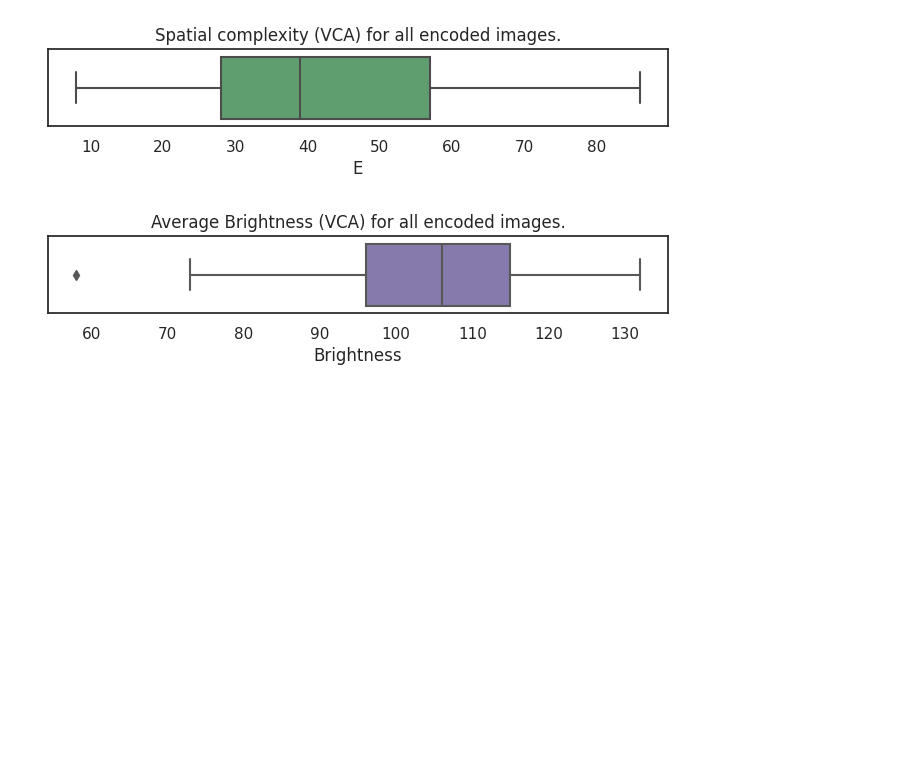
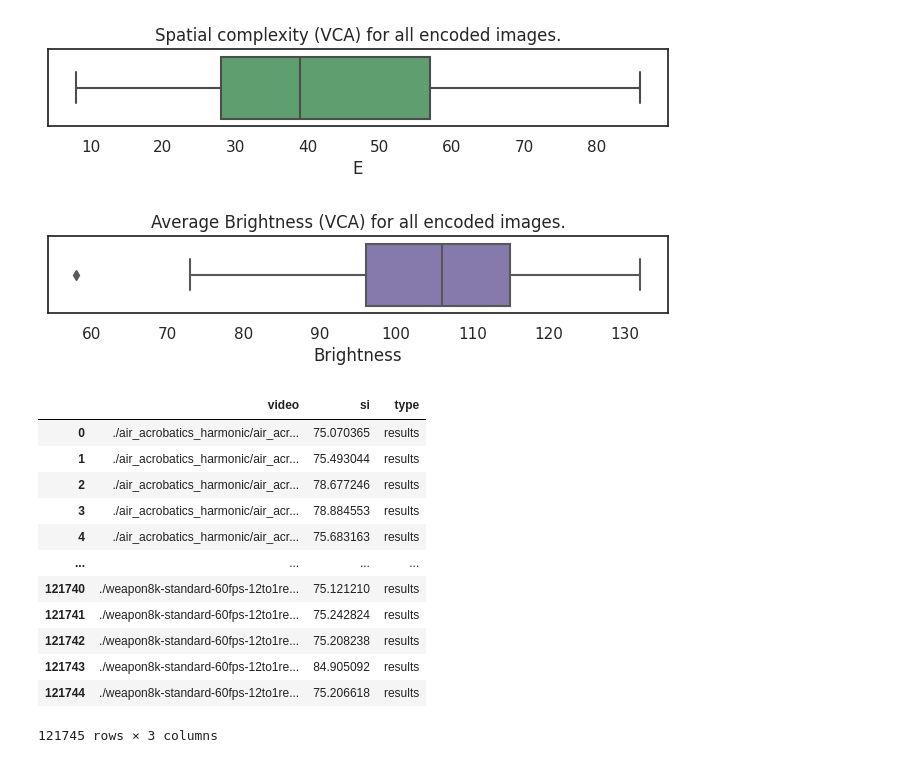
Before and after one commit to Telecommunication-Telemedia-Assessment/image_quality_test, a Jupyter notebook: images/vca_si_analysis.ipynb, the cells around one changed output. Saved outputs shown, nothing was run; the diff lists cells and outputs as text; code cells hidden in the pictures; blank space fills up the shorter version.

```diff
--- a/images/vca_si_analysis.ipynb
+++ b/images/vca_si_analysis.ipynb
@@ -55,3 +55,20 @@ ax.set_xlabel("Brightness")
 save_fig(ax, "Average Brightness (VCA) for all encoded images.", "bright_encoded.pdf")
 # %% [output]
 [figure]
+# %%
+ds = pd.read_json("si_encoded.json.gz")
+d(ds)
+# %% [output]
+|  | video | si | type |
+| 0 | ./air_acrobatics_harmonic/air_acr... | 75.070365 | results |
+| 1 | ./air_acrobatics_harmonic/air_acr... | 75.493044 | results |
+| 2 | ./air_acrobatics_harmonic/air_acr... | 78.677246 | results |
+| 3 | ./air_acrobatics_harmonic/air_acr... | 78.884553 | results |
+| 4 | ./air_acrobatics_harmonic/air_acr... | 75.683163 | results |
+| ... | ... | ... | ... |
+| 121740 | ./weapon8k-standard-60fps-12to1re... | 75.121210 | results |
+| 121741 | ./weapon8k-standard-60fps-12to1re... | 75.242824 | results |
+| 121742 | ./weapon8k-standard-60fps-12to1re... | 75.208238 | results |
+| 121743 | ./weapon8k-standard-60fps-12to1re... | 84.905092 | results |
+| 121744 | ./weapon8k-standard-60fps-12to1re... | 75.206618 | results |
+121745 rows × 3 columns
```
Also changed, not shown: parts of 2 cells of this notebook, 3 other files.
